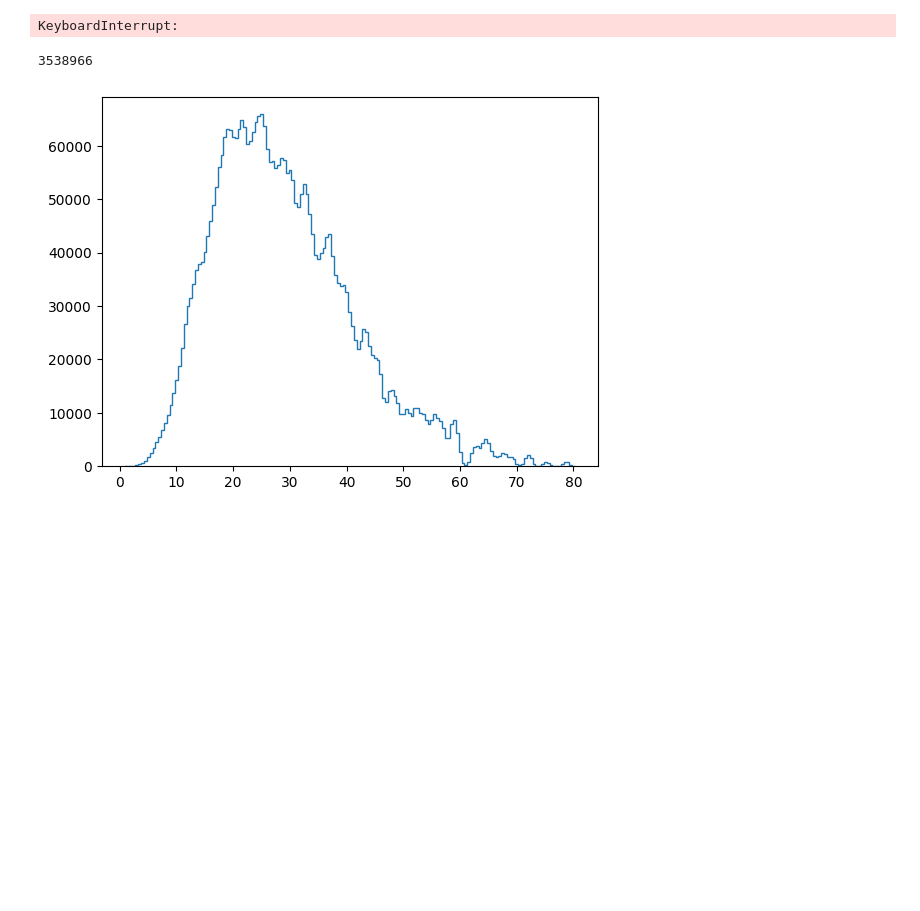
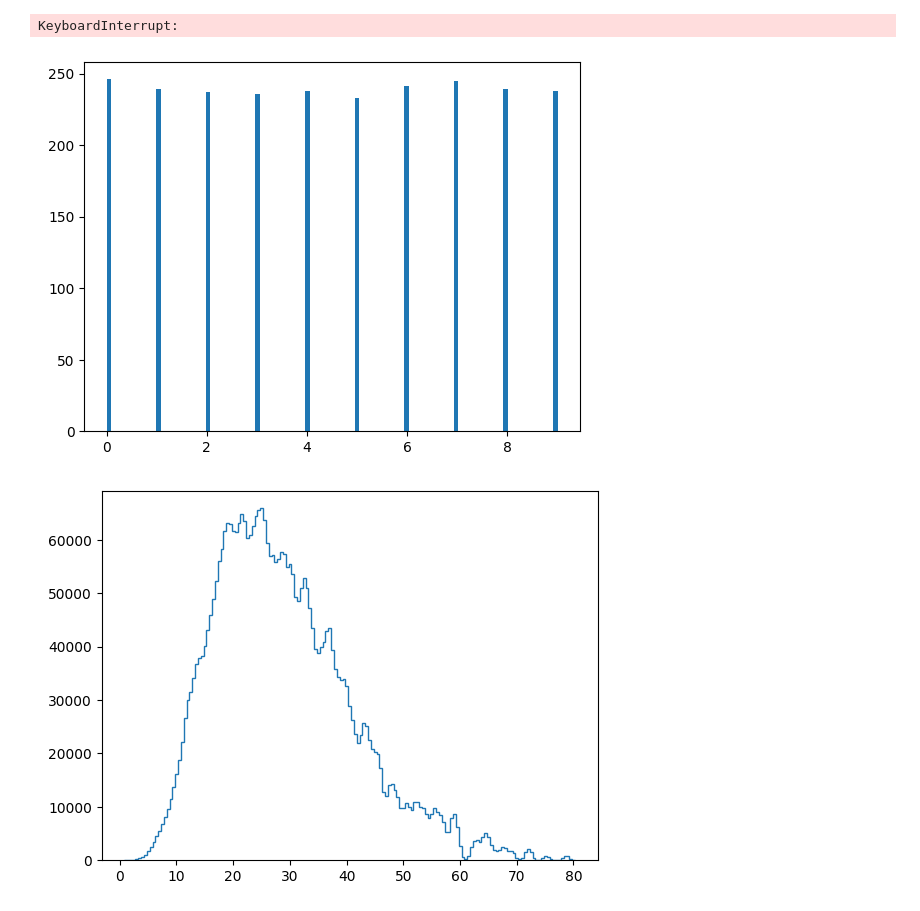
Before and after one commit to waleey/bulkice_doumeki, a Jupyter notebook: merger/eff_vol_weighting.ipynb, the cells around one changed output. Saved outputs shown, nothing was run; the diff lists cells and outputs as text; code cells hidden in the pictures; blank space fills up the shorter version.

```diff
--- a/merger/eff_vol_weighting.ipynb
+++ b/merger/eff_vol_weighting.ipynb
@@ -88,12 +88,14 @@ energy_reweighting(energy_dist, time_dist)
 # %% [output]
 KeyboardInterrupt:
 # %%
-energy_dist = np.loadtxt('mdom/InputFile/Positron/pos20002nkibd_energy.data')
-time_dist = np.loadtxt('mdom/InputFile/Positron/pos20002nkibd_time.data')
+energy_dist = np.loadtxt('mdom/build/merger/inputfile_dump/Positron/pos20002nkibd_energy.data')
+time_dist = np.loadtxt('mdom/build/merger/inputfile_dump/Positron/pos20002nkibd_time.data')
+dom_ids = np.loadtxt('mdom/build/merger/inputfile_dump/Positron/pos20002nkibd_domid.data', dtype = int)
-# %%
-len(energy_dist)
-# %% [output]
-3538966
+# %%
+plt.hist(dom_ids, bins=100)
+plt.show()
+# %% [output]
+[figure, added]
 # %%
 plt.hist(energy_dist, bins = np.arange(np.min(energy_dist), np.max(energy_dist), 0.5), histtype = 'step')
 plt.show()
```
Also changed, not shown: 3 other files.
